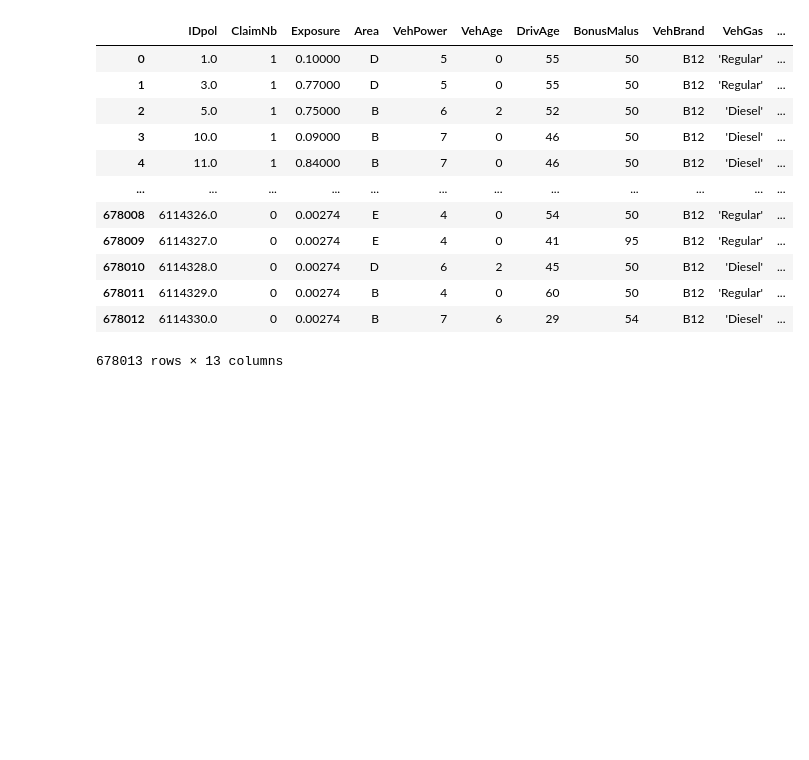
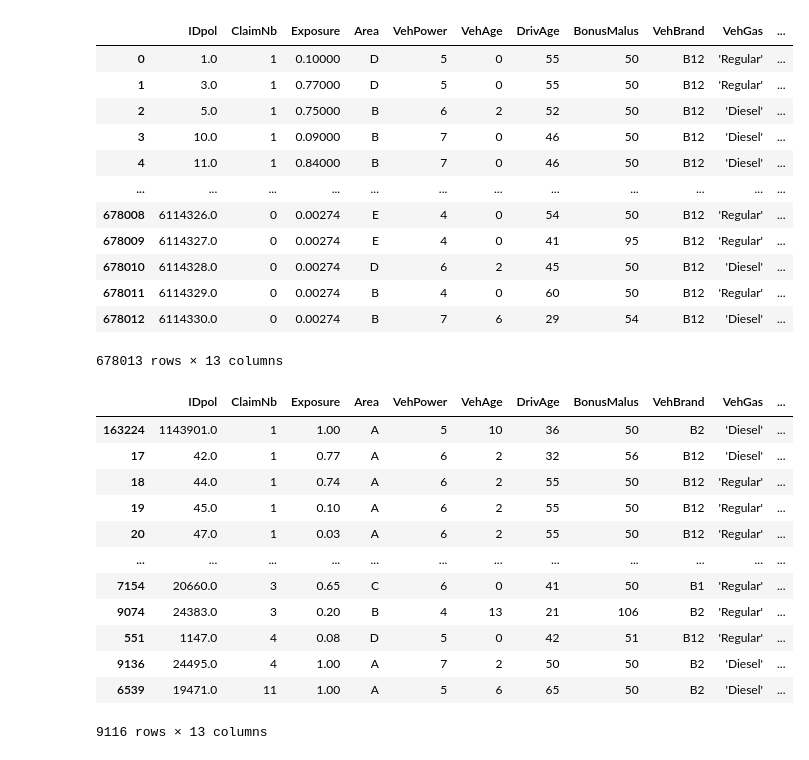
Before and after one commit to ollielloyd412/claims-modelling, a Jupyter notebook: notebooks/tableformatting.ipynb, the cells around one changed output. Saved outputs shown, nothing was run; the diff lists cells and outputs as text; code cells hidden in the pictures; blank space fills up the shorter version.

```diff
--- a/notebooks/tableformatting.ipynb
+++ b/notebooks/tableformatting.ipynb
@@ -23,3 +23,21 @@ df
 | 678011 | 6114329.0 | 0 | 0.00274 | B | 4 | 0 | 60 | 50 | B12 | 'Regular' | ... |
 | 678012 | 6114330.0 | 0 | 0.00274 | B | 7 | 6 | 29 | 54 | B12 | 'Diesel' | ... |
 678013 rows × 13 columns
+# %%
+df.loc[
+    (df["ClaimNb"] > 0) & (df["TotalClaimAmount"] == 0)
+].sort_values(by="ClaimNb")
+# %% [output]
+|  | IDpol | ClaimNb | Exposure | Area | VehPower | VehAge | DrivAge | BonusMalus | VehBrand | VehGas | ... |
+| 163224 | 1143901.0 | 1 | 1.00 | A | 5 | 10 | 36 | 50 | B2 | 'Diesel' | ... |
+| 17 | 42.0 | 1 | 0.77 | A | 6 | 2 | 32 | 56 | B12 | 'Diesel' | ... |
+| 18 | 44.0 | 1 | 0.74 | A | 6 | 2 | 55 | 50 | B12 | 'Regular' | ... |
+| 19 | 45.0 | 1 | 0.10 | A | 6 | 2 | 55 | 50 | B12 | 'Regular' | ... |
+| 20 | 47.0 | 1 | 0.03 | A | 6 | 2 | 55 | 50 | B12 | 'Regular' | ... |
+| ... | ... | ... | ... | ... | ... | ... | ... | ... | ... | ... | ... |
+| 7154 | 20660.0 | 3 | 0.65 | C | 6 | 0 | 41 | 50 | B1 | 'Regular' | ... |
+| 9074 | 24383.0 | 3 | 0.20 | B | 4 | 13 | 21 | 106 | B2 | 'Regular' | ... |
+| 551 | 1147.0 | 4 | 0.08 | D | 5 | 0 | 42 | 51 | B12 | 'Regular' | ... |
+| 9136 | 24495.0 | 4 | 1.00 | A | 7 | 2 | 50 | 50 | B2 | 'Diesel' | ... |
+| 6539 | 19471.0 | 11 | 1.00 | A | 5 | 6 | 65 | 50 | B2 | 'Diesel' | ... |
+9116 rows × 13 columns
```
Also changed, not shown: parts of 10 cells of this notebook, 5 other files.
